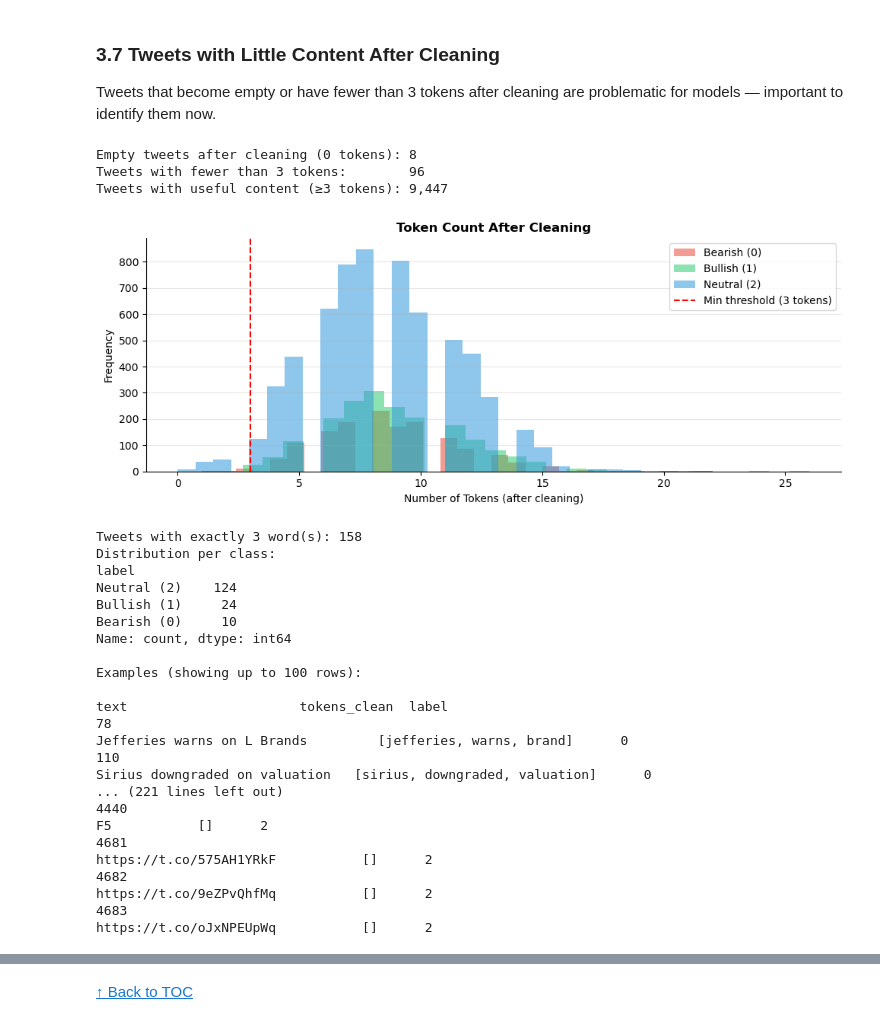
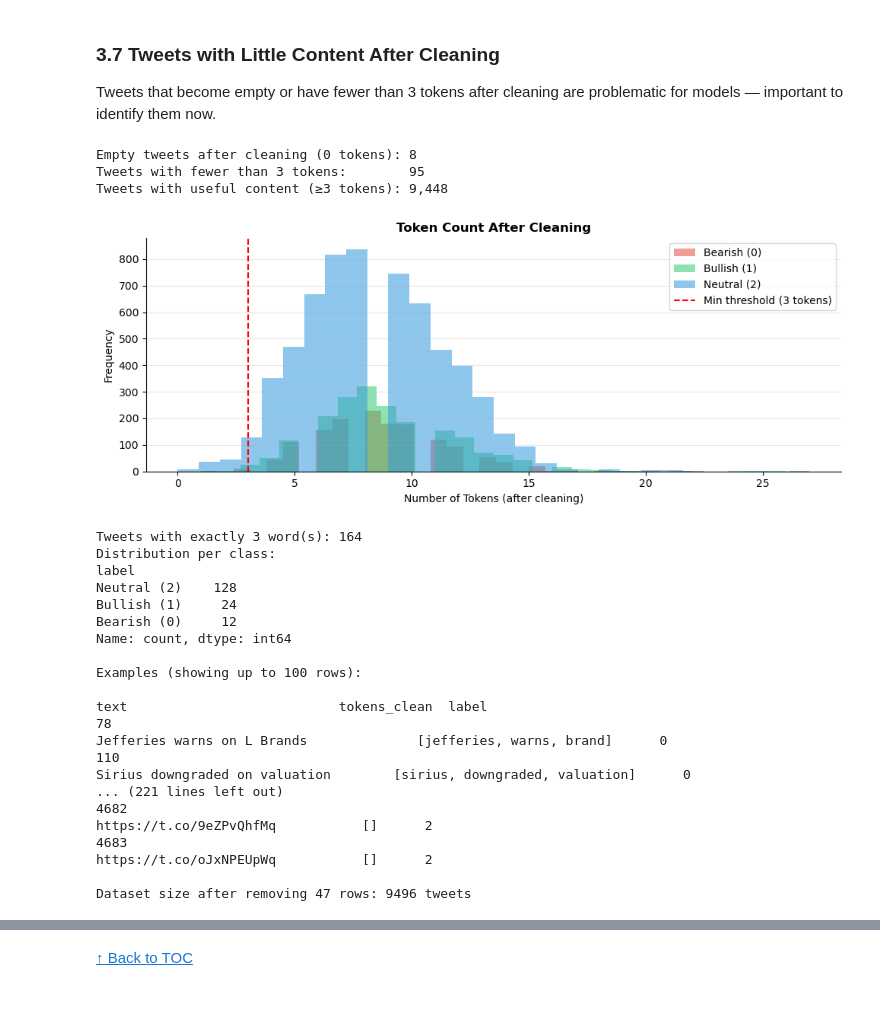
Before and after one commit to rodbarretoteixeira/Text_Mining, a Jupyter notebook: projeto/tm_tests_xx.ipynb, the cells around one changed output, grey strips where cells are left out. Drawn from its saved outputs; the diff is of its cells as text; code cells hidden in the pictures.

```diff
--- a/projeto/tm_tests_xx.ipynb
+++ b/projeto/tm_tests_xx.ipynb
@@ -1538,35 +1570,6 @@ Decision: Lemmatization used in the classical pipeline (use_lemma=True).
 <a class='anchor' id='3-3'></a>
 ### 3.3 Preprocessing Functions
 # %%
-# def preprocess_classical(text_list, use_lemma=True, use_stemmer=False):
-#     """
-#     Full text cleaning for classical ML models (BoW / TF-IDF / Word2Vec).
-#     Steps: lowercase → URLs → @mentions → hashtags → cashtags
-#            → regex (keep letters AND special chars) → stopwords → word_tokenize → lemmatize.
-#     """
-#     results = []
-#     valid_symbols = set('!?+-%&$')
-
-
-#     for text in tqdm(text_list, desc='Classical preprocessing'):
-#         text = str(text).lower()
-#         text = re.sub(r'http\S+|www\S+', '', text)
-#         text = re.sub(r'@\w+', '', text)
-#         text = re.sub(r'#(\w+)', r'\1', text)
-#         text = re.sub(r'\$[a-zA-Z]{1,5}', 'ticker', text)
-
-#         text = re.sub(r'[^a-zA-Z\s?+%&!$-]', ' ', text)
-
-#         tokens = word_tokenize(text)
-
-#         tokens = [w for w in tokens if w not in STOP and (len(w) > 2 or w in valid_symbols)]
-
-#         if use_lemma:    tokens = [lemma.lemmatize(w) for w in tokens]
-#         if use_stemmer:  tokens = [stemmer.stem(w) for w in tokens]
-
-#         results.append(' '.join(tokens))
-#     return results
-
 def preprocess_classical(text_list, use_lemma=True, use_stemmer=False):
     """
     Full text cleaning for classical ML models (BoW / TF-IDF / Word2Vec).
@@ -1586,7 +1589,7 @@ def preprocess_classical(text_list, use_lemma=True, use_stemmer=False):
 
         tokens = word_tokenize(text)
 
-        tokens = [w for w in tokens if w not in STOP and (len(w) > 2 or w in valid_symbols or w in financial_keep_set)]
+        tokens = [w for w in tokens if w not in STOP and (len(w) > 1 or w in valid_symbols or w in financial_keep_set)]
 
         if use_lemma:    tokens = [lemma.lemmatize(w) for w in tokens]
         if use_stemmer:  tokens = [stemmer.stem(w) for w in tokens]
@@ -1725,7 +1728,7 @@ ax.spines[['top','right']].set_visible(False)
 plt.tight_layout()
 plt.show()
 
-# Deep-Dive: Tweets with Exactly 2 Words
+# Deep-Dive: Tweets with Exactly n Words
 df['n_words'] = df['n_tokens_clean']
 
 for n in [3]:
@@ -1739,56 +1742,55 @@ for n in [3]:
 
 for n in [2]:
     subset = df[df['n_words'] == n]
     print()
     print(f'Tweets with exactly {n} word(s): {len(subset)}')
     print(f'Distribution per class:')
     print(subset['label'].value_counts().rename(index=CLASS_NAMES))
     print(f'\nExamples (showing up to 100 rows):')
     print(subset[['text', 'tokens_clean', 'label']].head(100).to_string())
 
 for n in [1]:
     subset = df[df['n_words'] == n]
     print()
     print(f'Tweets with exactly {n} word(s): {len(subset)}')
     print(f'Distribution per class:')
     print(subset['label'].value_counts().rename(index=CLASS_NAMES))
     print(f'\nExamples (showing up to 100 rows):')
     print(subset[['text', 'tokens_clean', 'label']].head(100).to_string())
 
 for n in [0]:
     subset = df[df['n_words'] == n]
     print()
     print(f'Tweets with exactly {n} word(s): {len(subset)}')
     print(f'Distribution per class:')
     print(subset['label'].value_counts().rename(index=CLASS_NAMES))
     print(f'\nExamples (showing up to 100 rows):')
     print(subset[['text', 'tokens_clean', 'label']].head(100).to_string())
 
-# # Drop Completely Empty Rows
-# # Crucial step: Completely empty tweets (0 tokens) must be removed so they don't break the vectorisers later
-# if empty > 0:
-#     mask_empty = df['n_tokens_clean'] == 0
-#     df = df[~mask_empty].reset_index(drop=True)
-#     print(f'\nDataset size after removing completely empty rows: {len(df)} tweets')
+# Drop Rows
+if empty > 0:
+    mask_empty = df['n_tokens_clean'] < 2
+    df = df[~mask_empty].reset_index(drop=True)
+    print(f'\nDataset size after removing {mask_empty.sum()} rows: {len(df)} tweets')
 # %% [output]
 Empty tweets after cleaning (0 tokens): 8
-Tweets with fewer than 3 tokens:        96
-Tweets with useful content (≥3 tokens): 9,447
+Tweets with fewer than 3 tokens:        95
+Tweets with useful content (≥3 tokens): 9,448
-[figure, old version]
+[figure, new version]
-Tweets with exactly 3 word(s): 158
+Tweets with exactly 3 word(s): 164
 Distribution per class:
 label
-Neutral (2)    124
+Neutral (2)    128
 Bullish (1)     24
-Bearish (0)     10
+Bearish (0)     12
 Name: count, dtype: int64
 
 Examples (showing up to 100 rows):
-                                                                                                                          text                      tokens_clean  label
-78                                                                                                 Jefferies warns on L Brands         [jefferies, warns, brand]      0
-110                                                                                             Sirius downgraded on valuation   [sirius, downgraded, valuation]      0
+                                                                                                                                 text                           tokens_clean  label
+78                                                                                                        Jefferies warns on L Brands              [jefferies, warns, brand]      0
+110                                                                                                    Sirius downgraded on valuation        [sirius, downgraded, valuation]      0
 ... (221 lines left out)
-4440                                                                                                      F5           []      2
-4681                                                                                 https://t.co/575AH1YRkF           []      2
 4682                                                                                 https://t.co/9eZPvQhfMq           []      2
 4683                                                                                 https://t.co/oJxNPEUpWq           []      2
+
+Dataset size after removing 47 rows: 9496 tweets
```
Also changed, not shown: parts of 19 cells of this notebook.
